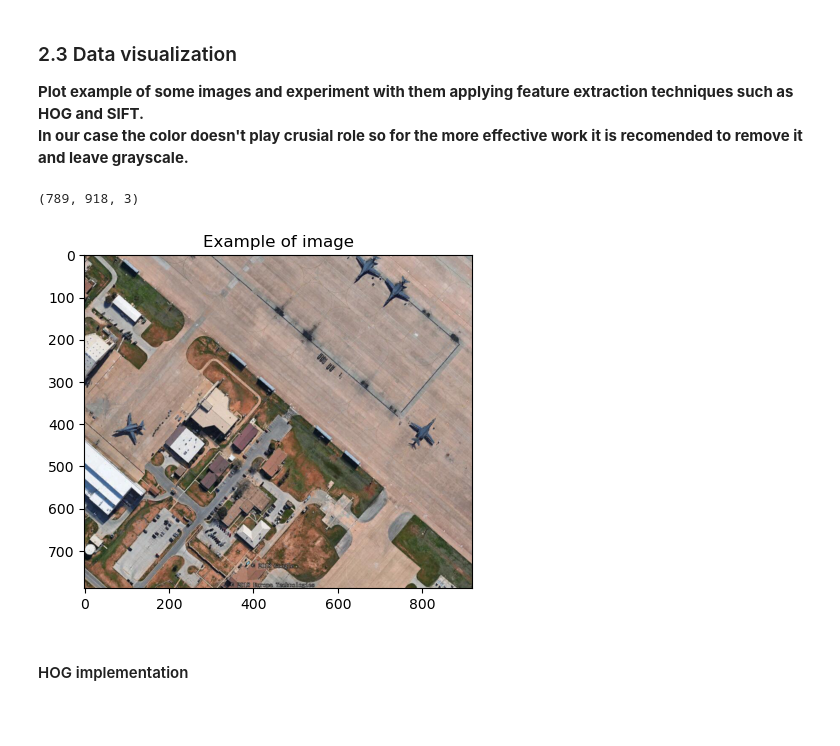
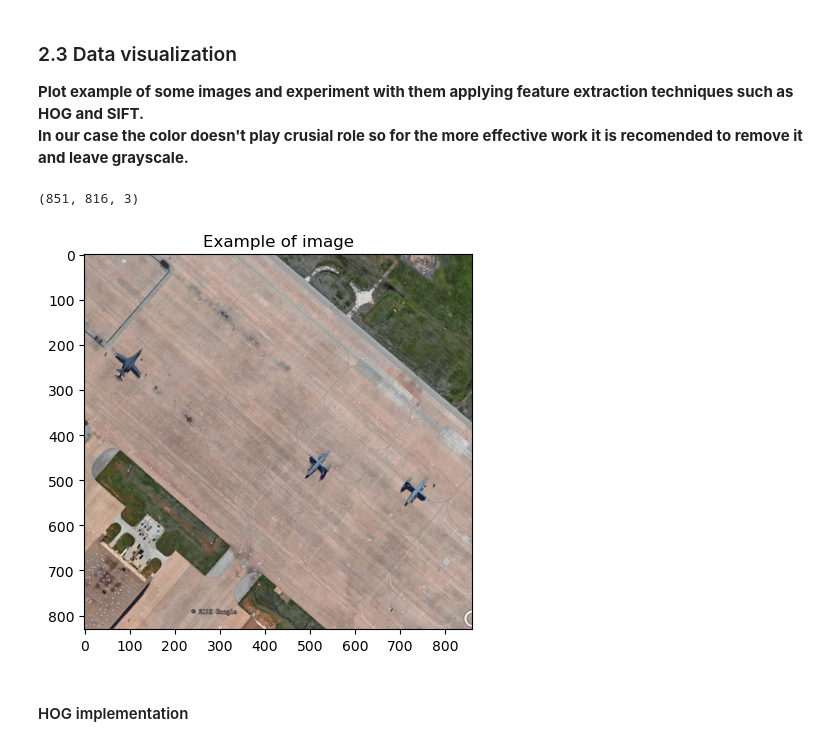
Before and after one commit to TimofiyJ/ML_Aircraft, a Jupyter notebook: main.ipynb, the cells around one changed output. Drawn from its saved outputs; the diff is of its cells as text; code cells hidden in the pictures; blank space fills up the shorter version.

```diff
--- a/main.ipynb
+++ b/main.ipynb
@@ -183,7 +160,3 @@ Median Dimensions: 3.0
 # %% [markdown]
 **Analyze distribution of pixel values whether there is any pattern
 <br>(conclusion: distributions are usualy bimodal)**
-# %%
-img = plt.imread(images[2])
-pd.Series(img.flatten()).plot(kind="hist",bins=50, title = "Distribution of pixel values")
-plt.show()
@@ -191,0 +163,19 @@ plt.show()
+# %%
+import matplotlib.pyplot as plt
+import pandas as pd
+
+images = [plt.imread(images[i]) for i in range(15)]
+
+fig, axes = plt.subplots(3, 5, figsize=(15, 9))
+
+for i, ax in enumerate(axes.ravel()):
+    if i < len(images):
+        img = images[i]
+
+        pd.Series(img.flatten()).plot(kind="hist", bins=50, ax=ax)
+        ax.set_title(f"Image {i + 1}")
+        ax.set_xlim([0, 255])
+        ax.axis('off')
+
+plt.tight_layout()
+plt.show()
@@ -291,13 +284,13 @@ plt.show()
 <br>In our case the color doesn't play crusial role so for the more effective work it is recomended to remove it and leave grayscale.**
 # %%
 fig, ax = plt.subplots(figsize = (5,5))
-ax.imshow(img)
+ax.imshow(plt.imread(images[0]))
 plt.title('Example of image')
 print(img.shape)
 plt.show()
 # %% [output]
-(789, 918, 3)
+(851, 816, 3)
-[figure, old version]
+[figure, new version]
 # %% [markdown]
 #### HOG implementation
 # %%
```
Also changed, not shown: parts of 27 cells of this notebook.
